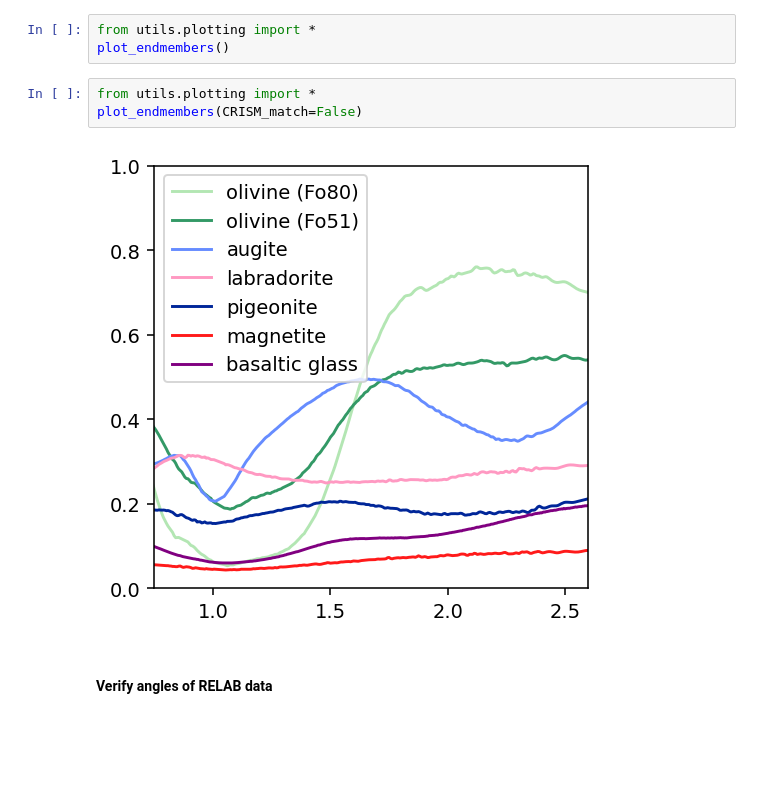
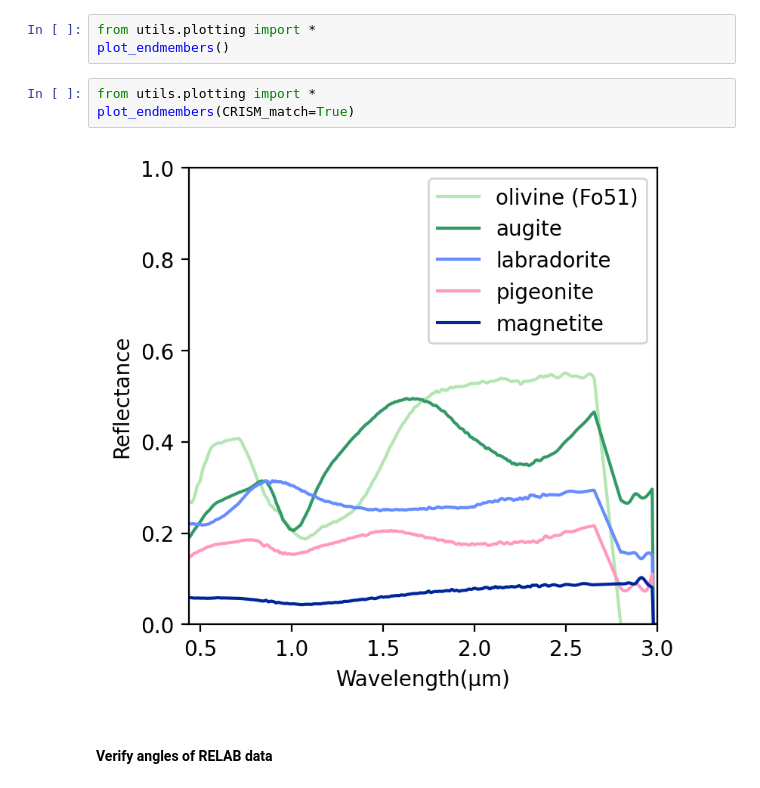
Before and after one commit to marinakiseleva/spectral_analysis, a Jupyter notebook: notebooks/Endmembers.ipynb, the cells around one changed output. Saved outputs shown, nothing was run; the diff lists cells and outputs as text; blank space fills up the shorter version.

```diff
--- a/notebooks/Endmembers.ipynb
+++ b/notebooks/Endmembers.ipynb
@@ -25,9 +85,9 @@ from utils.plotting import *
 plot_endmembers()
 # %%
 from utils.plotting import *
-plot_endmembers(CRISM_match=False)
+plot_endmembers(CRISM_match=True)
 # %% [output]
-[figure, old version]
+[figure, new version]
 # %% [markdown]
 #### Verify angles of RELAB data
 # %% [markdown]
```
Also changed, not shown: parts of 7 cells of this notebook, 7 other files.
